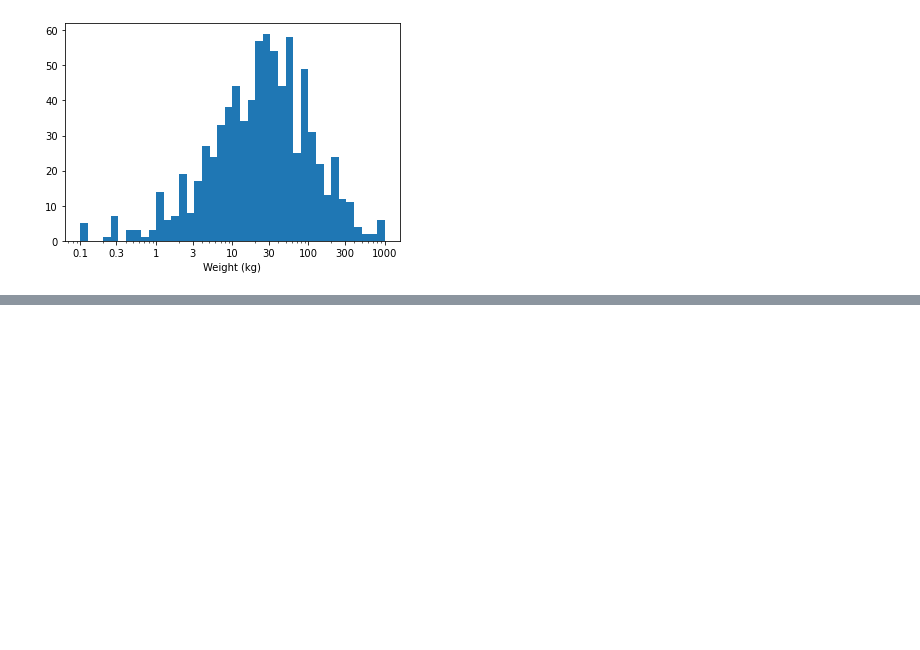
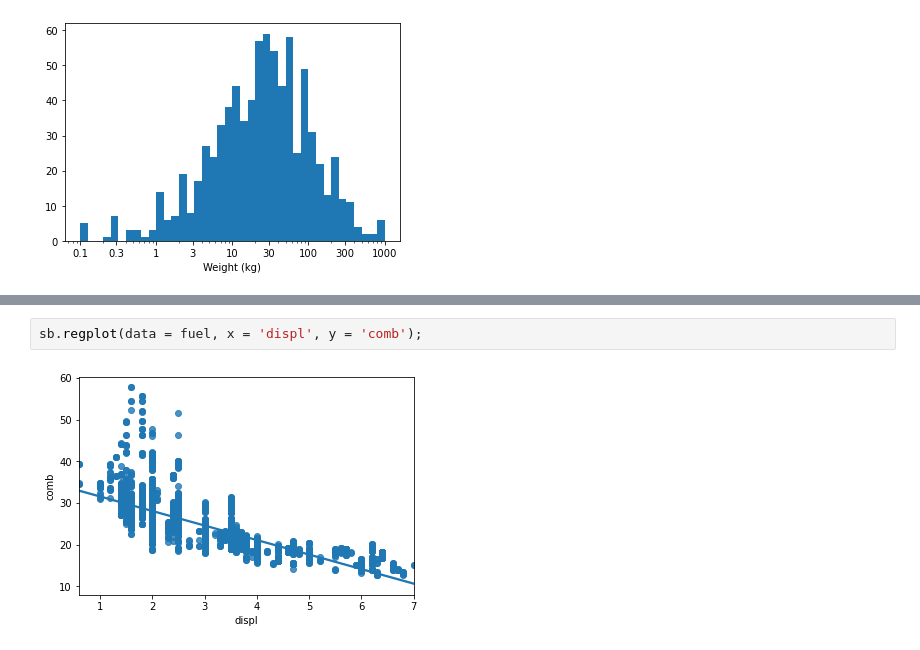
Before and after one commit to Ibn-mohey/Udacity-Advanced-Data-Analysis-Nanodegree-Program, a Jupyter notebook: data visualization lessons/Full work out.ipynb, the cells around one changed output, grey strips where cells are left out. Saved outputs shown, nothing was run; the diff lists cells and outputs as text; blank space fills up the shorter version.

```diff
--- a/data visualization lessons/Full work out.ipynb
+++ b/data visualization lessons/Full work out.ipynb
@@ -1009,0 +1026,4 @@ Since Pokemon weights are so skewed, I used a log transformation on the x-axis.
+# %%
+sb.regplot(data = fuel, x = 'displ', y = 'comb');
+# %% [output]
+[figure, added]
```
Also changed, not shown: parts of 5 cells of this notebook, 4 other files.
